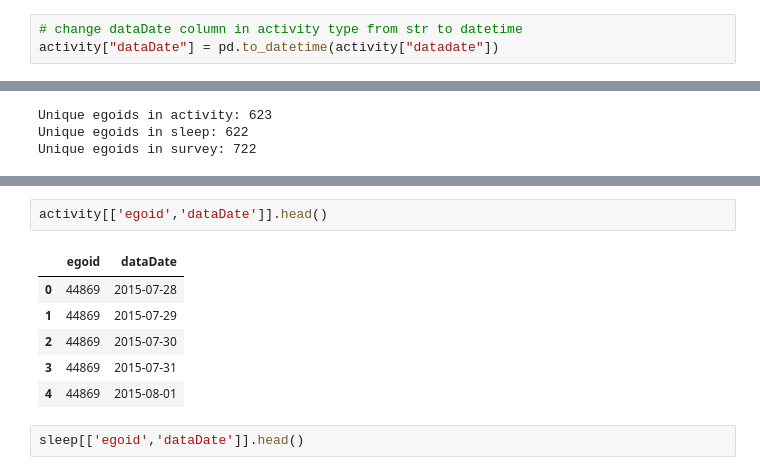
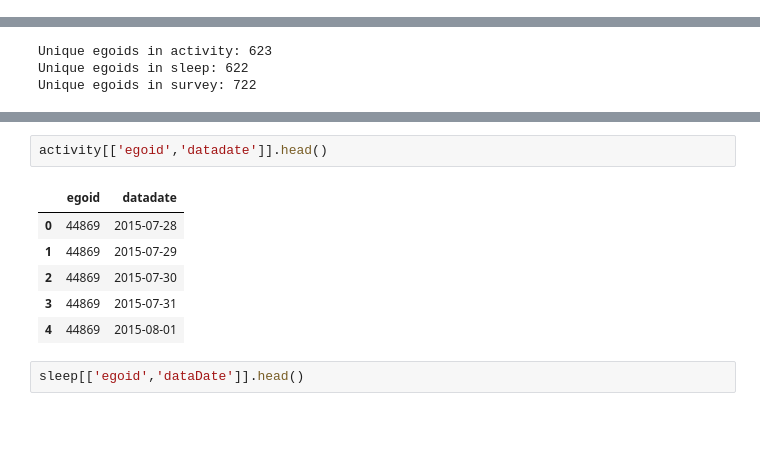
Before and after one commit to zhudiana/wearable-stress-model, a Jupyter notebook: notebooks/exploration.ipynb, the cells around one changed output, grey strips where cells are left out. Cells and saved outputs as stored; diff of their text form; blank space fills up the shorter version.

```diff
--- a/notebooks/exploration.ipynb
+++ b/notebooks/exploration.ipynb
@@ -132,6 +132,3 @@ Length: 3027, dtype: object
 survey["egoid"].nunique()
 # %% [output]
 722
-# %%
-# change dataDate column in activity type from str to datetime
-activity["dataDate"] = pd.to_datetime(activity["datadate"])
@@ -309,7 +173,7 @@ Name: survey_date, dtype: object
 # %%
-activity[['egoid','dataDate']].head()
+activity[['egoid','datadate']].head()
 # %% [output]
-|  | egoid | dataDate |
+|  | egoid | datadate |
 | 0 | 44869 | 2015-07-28 |
 | 1 | 44869 | 2015-07-29 |
 | 2 | 44869 | 2015-07-30 |
```
Also changed, not shown: parts of 25 cells of this notebook, 2 other files.
